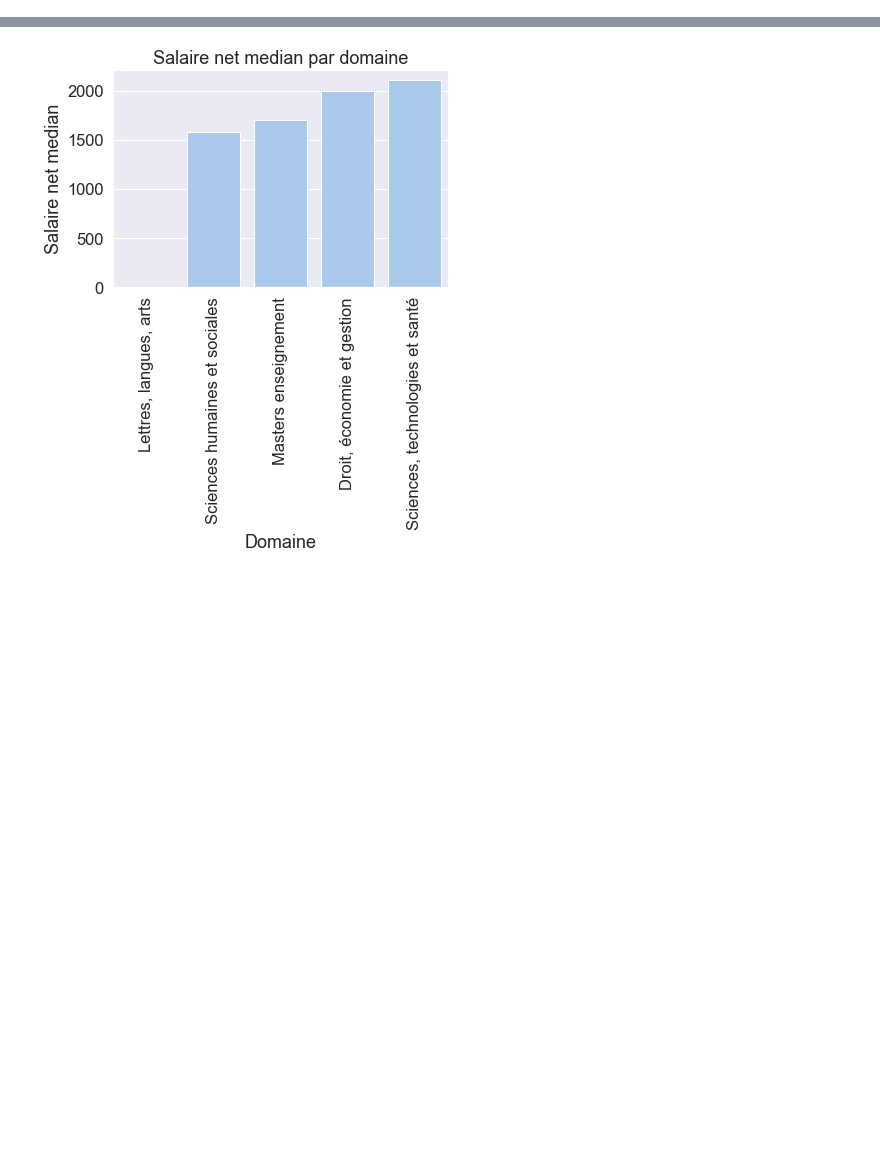
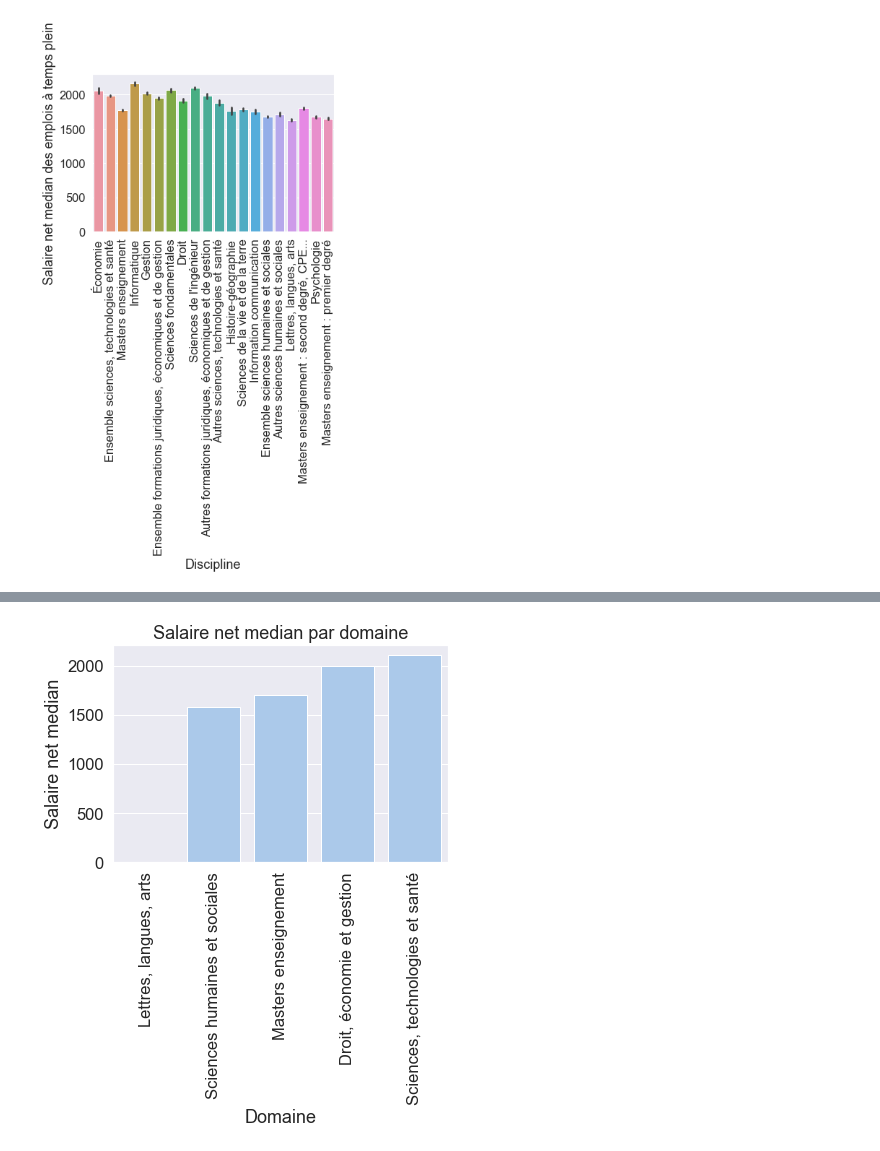
Before and after one commit to Toufik98/prodataviz, a Jupyter notebook: source/visualize_data.ipynb, the cells around one changed output, grey strips where cells are left out. Cells and saved outputs as stored; diff of their text form; code cells hidden in the pictures; blank space fills up the shorter version.

```diff
--- a/source/visualize_data.ipynb
+++ b/source/visualize_data.ipynb
@@ -17,0 +48,24 @@ mycursor = mydb.cursor()
+# %%
+# Afficher les salaire_net_median_des_emplois_a_temps_plein les plus élevé et la discpline correspondante et l'établissement
+mycursor.execute("SELECT nom_discipline, salaire_net_median_des_emplois_a_temps_plein FROM Etablissement join Statistiques on Etablissement.id_etablissement = Statistiques.id_etablissement JOIN  Discipline on Statistiques.id_discipline = Discipline.id_discipline ORDER BY salaire_net_median_des_emplois_a_temps_plein DESC ")
+myresult = mycursor.fetchall()
+
+# Conversion des résultats en dataframe
+df = pd.DataFrame(myresult)
+
+# Visualisation
+sns.set(style="whitegrid")
+sns.set(font_scale=1.5)
+sns.barplot(x=df[0], y=df[1])
+# set Name on Horizontal axis
+plt.xlabel("Discipline")
+# set Name on Vertical axis
+plt.ylabel("Salaire net median des emplois à temps plein")
+# set Title
+plt.title("")
+
+# Set the names of the disipline inside the barplot
+plt.xticks(rotation=90)
+plt.show()
+# %% [output]
+[figure, added]
```
Also changed, not shown: parts of 2 cells of this notebook.
